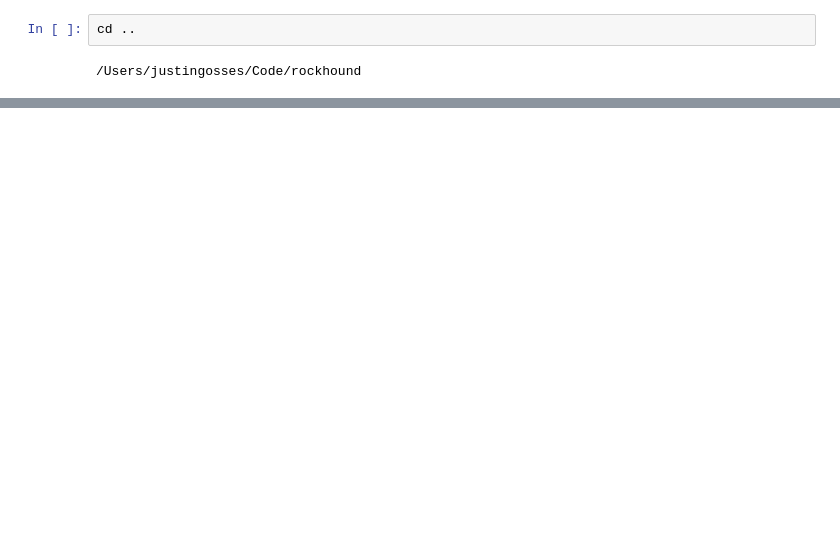
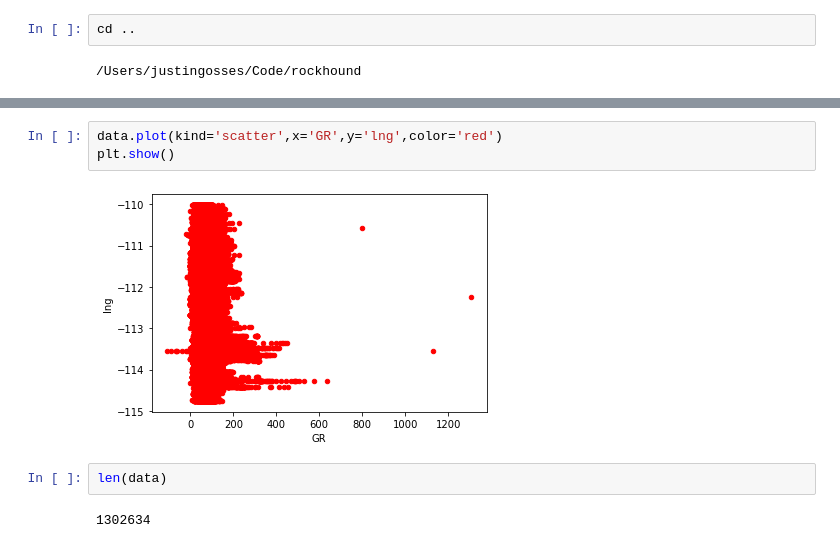
Before and after one commit to fatiando/rockhound, a Jupyter notebook: examples/Untitled.ipynb, the cells around one changed output, grey strips where cells are left out. Cells and saved outputs as stored; diff of their text form; blank space fills up the shorter version.

```diff
--- a/examples/Untitled.ipynb
+++ b/examples/Untitled.ipynb
@@ -53,0 +81,9 @@ ImportError: No module named 'rockhound'
+# %%
+data.plot(kind='scatter',x='GR',y='lng',color='red')
+plt.show()
+# %% [output]
+[figure, added]
+# %%
+len(data)
+# %% [output]
+1302634
```
Also changed, not shown: parts of 14 cells of this notebook, 7 other files.
